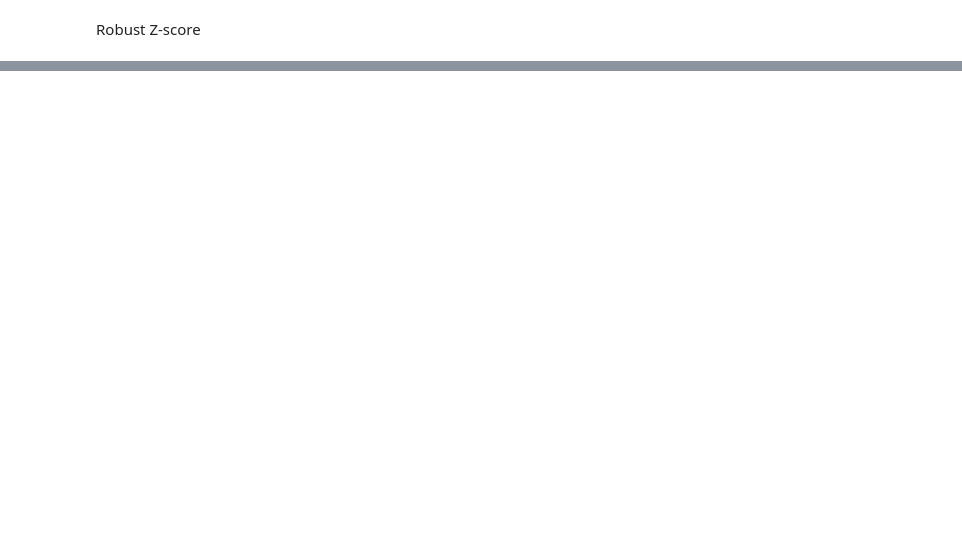
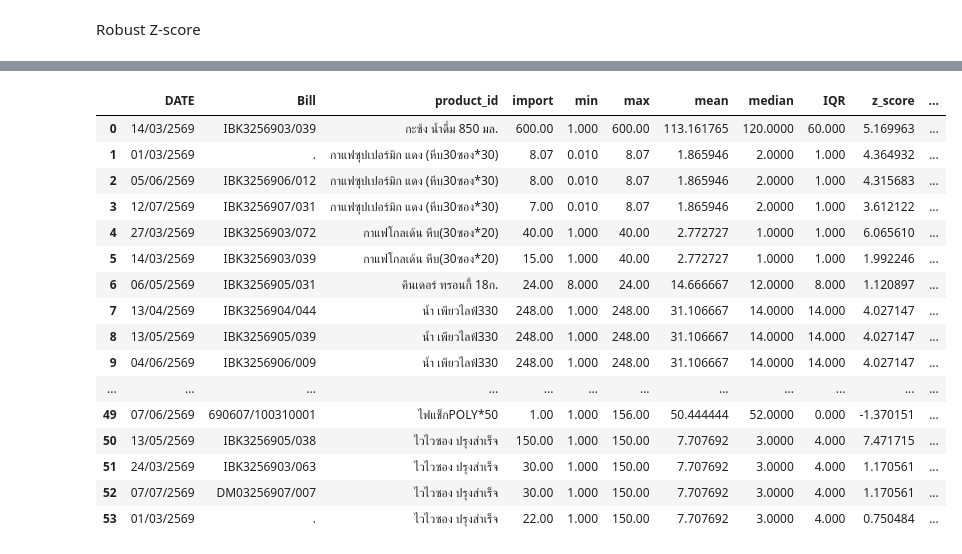
Before and after one commit to SPkit07/Sale, a Jupyter notebook: z.ipynb, the cells around one changed output, grey strips where cells are left out. Cells and saved outputs as stored; diff of their text form; code cells hidden in the pictures; blank space fills up the shorter version.

```diff
--- a/z.ipynb
+++ b/z.ipynb
@@ -130 +165,22 @@ final_report.to_excel(r'C:\Users\KS\Desktop\product_out1.xlsx',index=False,engin
+# %%
+final_report[['DATE','Bill','product_id','import','min','max','mean','median','IQR','z_score','Adaptive_ZScore']].reset_index(drop=True
+                                                                                    )
+# %% [output]
+|  | DATE | Bill | product_id | import | min | max | mean | median | IQR | z_score | ... |
+| 0 | 14/03/2569 | IBK3256903/039 | กะซ้ง น้ำดื่ม 850 มล. | 600.00 | 1.000 | 600.00 | 113.161765 | 120.0000 | 60.000 | 5.169963 | ... |
+| 1 | 01/03/2569 | . | กาแฟซุปเปอร์มิก แดง (หีบ30ซอง*30) | 8.07 | 0.010 | 8.07 | 1.865946 | 2.0000 | 1.000 | 4.364932 | ... |
+| 2 | 05/06/2569 | IBK3256906/012 | กาแฟซุปเปอร์มิก แดง (หีบ30ซอง*30) | 8.00 | 0.010 | 8.07 | 1.865946 | 2.0000 | 1.000 | 4.315683 | ... |
+| 3 | 12/07/2569 | IBK3256907/031 | กาแฟซุปเปอร์มิก แดง (หีบ30ซอง*30) | 7.00 | 0.010 | 8.07 | 1.865946 | 2.0000 | 1.000 | 3.612122 | ... |
+| 4 | 27/03/2569 | IBK3256903/072 | กาแฟโกลเด้น หีบ(30ซอง*20) | 40.00 | 1.000 | 40.00 | 2.772727 | 1.0000 | 1.000 | 6.065610 | ... |
+| 5 | 14/03/2569 | IBK3256903/039 | กาแฟโกลเด้น หีบ(30ซอง*20) | 15.00 | 1.000 | 40.00 | 2.772727 | 1.0000 | 1.000 | 1.992246 | ... |
+| 6 | 06/05/2569 | IBK3256905/031 | คินเดอร์ ทรอนกี้ 18ก. | 24.00 | 8.000 | 24.00 | 14.666667 | 12.0000 | 8.000 | 1.120897 | ... |
+| 7 | 13/04/2569 | IBK3256904/044 | น้ำ เพียวไลฟ์330 | 248.00 | 1.000 | 248.00 | 31.106667 | 14.0000 | 14.000 | 4.027147 | ... |
+| 8 | 13/05/2569 | IBK3256905/039 | น้ำ เพียวไลฟ์330 | 248.00 | 1.000 | 248.00 | 31.106667 | 14.0000 | 14.000 | 4.027147 | ... |
+| 9 | 04/06/2569 | IBK3256906/009 | น้ำ เพียวไลฟ์330 | 248.00 | 1.000 | 248.00 | 31.106667 | 14.0000 | 14.000 | 4.027147 | ... |
+| ... | ... | ... | ... | ... | ... | ... | ... | ... | ... | ... | ... |
+| 49 | 07/06/2569 | 690607/100310001 | ไฟแช็กPOLY*50 | 1.00 | 1.000 | 156.00 | 50.444444 | 52.0000 | 0.000 | -1.370151 | ... |
+| 50 | 13/05/2569 | IBK3256905/038 | ไวไวซอง ปรุงสำเร็จ | 150.00 | 1.000 | 150.00 | 7.707692 | 3.0000 | 4.000 | 7.471715 | ... |
+| 51 | 24/03/2569 | IBK3256903/063 | ไวไวซอง ปรุงสำเร็จ | 30.00 | 1.000 | 150.00 | 7.707692 | 3.0000 | 4.000 | 1.170561 | ... |
+| 52 | 07/07/2569 | DM03256907/007 | ไวไวซอง ปรุงสำเร็จ | 30.00 | 1.000 | 150.00 | 7.707692 | 3.0000 | 4.000 | 1.170561 | ... |
+| 53 | 01/03/2569 | . | ไวไวซอง ปรุงสำเร็จ | 22.00 | 1.000 | 150.00 | 7.707692 | 3.0000 | 4.000 | 0.750484 | ... |
 # %%
```
Also changed, not shown: parts of 13 cells of this notebook.
